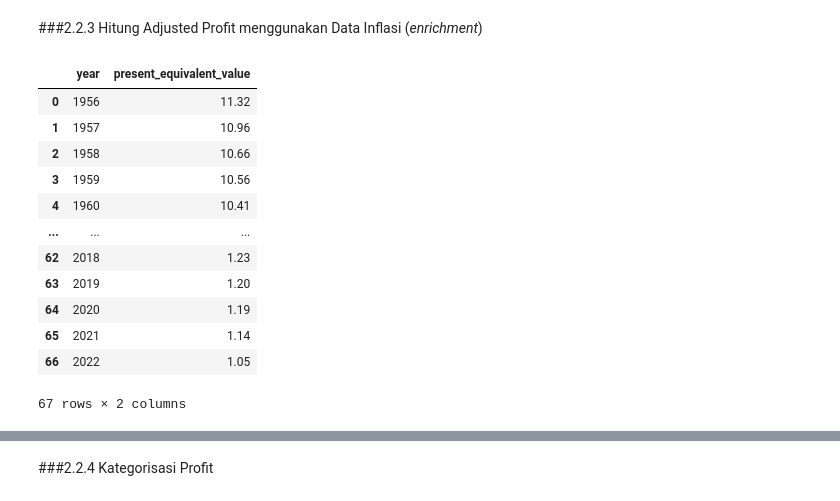
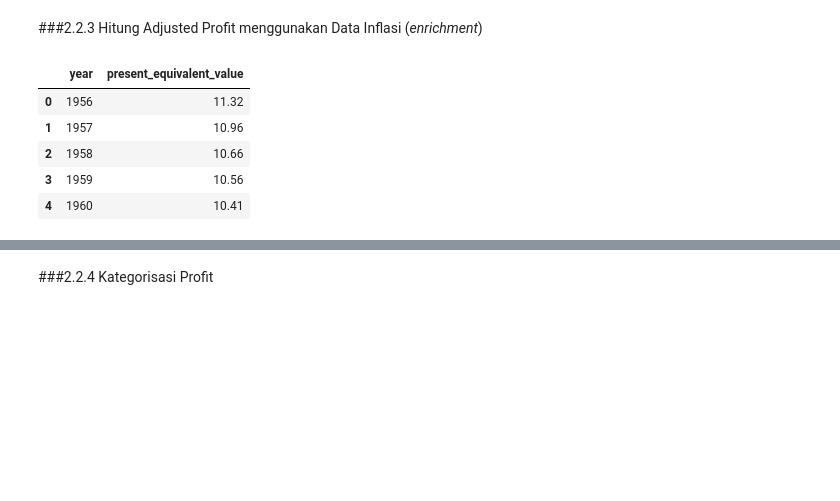
Before and after one commit to akbarriki/Data-Wrangling-and-Transformation, a Jupyter notebook: Studi Kasus 1 Movies Analysis/Studi_Kasus_1_Movies_Analysis_(Master).ipynb, the cells around one changed output, grey strips where cells are left out. Cells and saved outputs as stored; diff of their text form; code cells hidden in the pictures; blank space fills up the shorter version.

```diff
--- a/Studi Kasus 1 Movies Analysis/Studi_Kasus_1_Movies_Analysis_(Master).ipynb
+++ b/Studi Kasus 1 Movies Analysis/Studi_Kasus_1_Movies_Analysis_(Master).ipynb
@@ -702,21 +587,14 @@ df[['name','year','budget','gross','unadjusted_gross','unadjusted_profit']].samp
 ###2.2.3 Hitung Adjusted Profit menggunakan Data Inflasi (*enrichment*)
 # %%
 df_inflation = pd.read_csv("1b. inflation.csv")
-df_inflation
+df_inflation.head()
 # %% [output]
 |  | year | present_equivalent_value |
 | 0 | 1956 | 11.32 |
 | 1 | 1957 | 10.96 |
 | 2 | 1958 | 10.66 |
 | 3 | 1959 | 10.56 |
 | 4 | 1960 | 10.41 |
-| ... | ... | ... |
-| 62 | 2018 | 1.23 |
-| 63 | 2019 | 1.20 |
-| 64 | 2020 | 1.19 |
-| 65 | 2021 | 1.14 |
-| 66 | 2022 | 1.05 |
-67 rows × 2 columns
 # %%
 #proses enrichment dengan menggunakan df_inflasion berdasarkan tahun rilis sebagai join key
 df = pd.merge(df, df_inflation, how='left', left_on='year', right_on='year')
```
Also changed, not shown: parts of 64 cells of this notebook, 1 other file.
